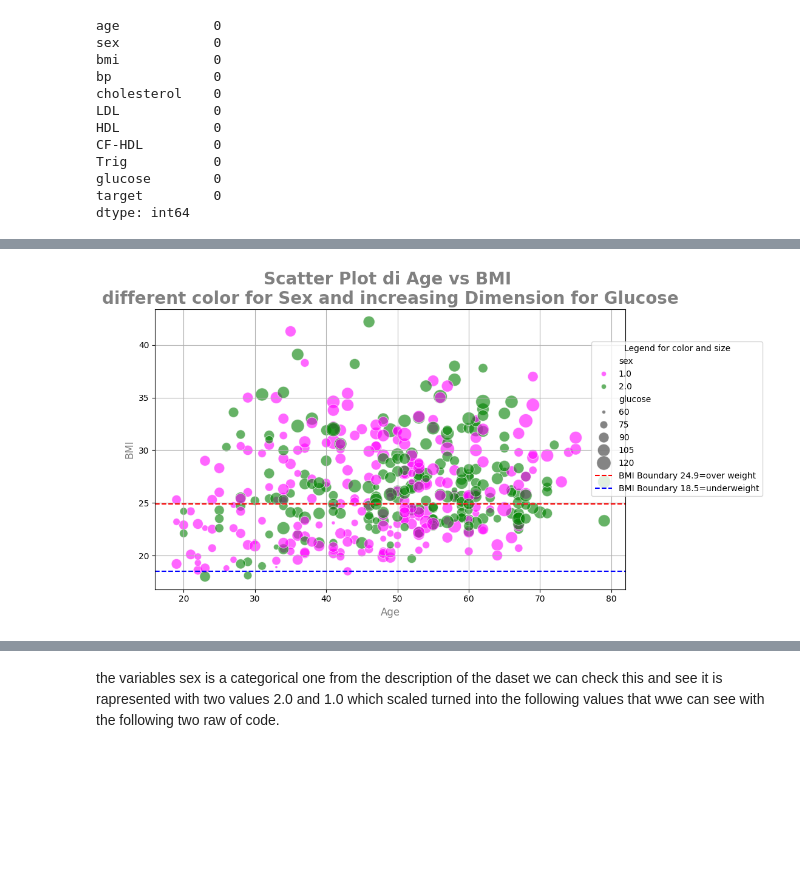
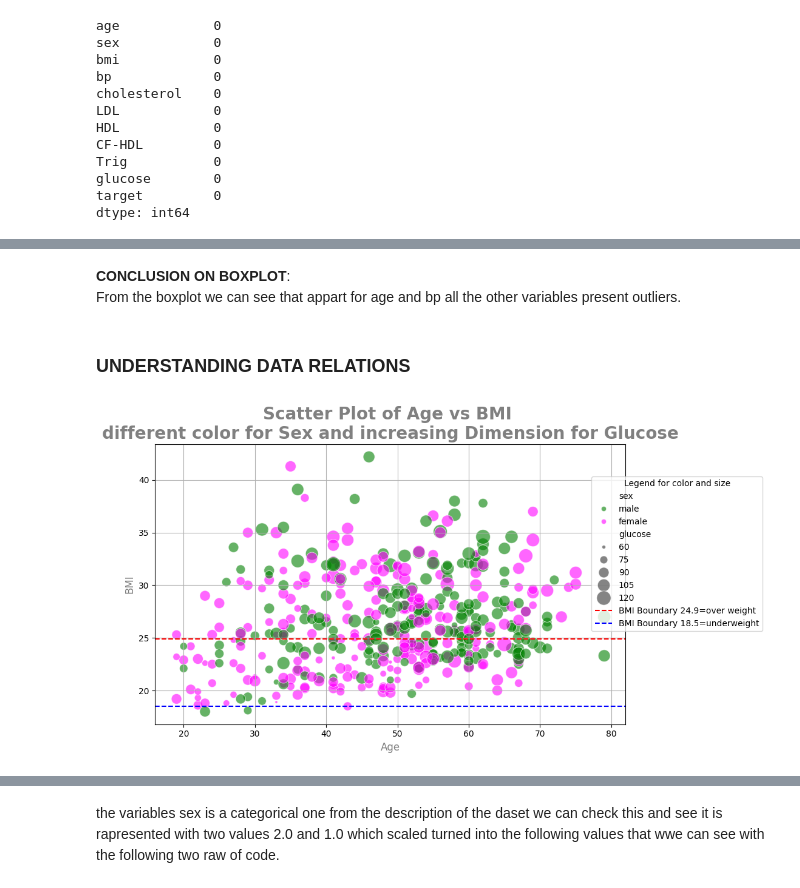
Before and after one commit to kozen88/Diabetes_Onward_Monitor, a Jupyter notebook: diabetes_regression.ipynb, the cells around one changed output, grey strips where cells are left out. Cells and saved outputs as stored; diff of their text form; code cells hidden in the pictures; blank space fills up the shorter version.

Commit message:
scatter plot to visualize data and understand domain

```diff
--- a/diabetes_regression.ipynb
+++ b/diabetes_regression.ipynb
@@ -270,25 +300,35 @@ From the first retrivial of the information about our dataset we can conclude th
+# %% [markdown]
+**CONCLUSION ON BOXPLOT**:<br>
+From the boxplot we can see that appart for age and bp all the other variables present outliers.
+# %% [markdown]
+### UNDERSTANDING DATA RELATIONS
+# %%
+# dictonary used to apply the change of values as needed for the plots
+SEX_MAPPING = {1.0: 'female', 2.0: 'male'}
 # %%
 # Lets plot the data based on some features to see how this varibleas are correlated
 plt.figure(figsize=(10, 6))
-sns.scatterplot(x=df['age'], y=df['bmi'], hue=df['sex'],
-                size=df['glucose'],
+sns.scatterplot(x=df['age'],
+                y=df['bmi'],
+                hue=df['sex'].map(SEX_MAPPING),       #  to color male and female in diferent colors we use the dictonary to visualise the two categories
+                size=df['glucose'],  # the varible to use as dimension ioncreasing
                 data=df[['sex', 'age', 'bmi', 'glucose']],
-                palette={1.0: 'fuchsia', 2.0: 'green'}, # color fucsia for women and green for men
-                sizes=(10, 300), # range for dimension of glucose
-                alpha=0.6) # shodowing the point to lacate when are one on the other
+                palette={'female': 'fuchsia', 'male': 'green'},  # color fucsia for women and green for men
+                sizes=(10, 300),   # range for dimension of glucose
+                alpha=0.6)        # shodowing the point to lacate when are one on the other
 
 # set boundaries for BMI index
 plt.axhline(y=24.9, color='red', linestyle='--', label='BMI Boundary 24.9=over weight')
 plt.axhline(y=18.5, color='blue', linestyle='--', label='BMI Boundary 18.5=underweight')
 
 # set title and axis label
-plt.title('Scatter Plot di Age vs BMI \ndifferent color for Sex and increasing Dimension for Glucose', fontsize=20, color="gray", fontweight='bold')
+plt.title('Scatter Plot of Age vs BMI \ndifferent color for Sex and increasing Dimension for Glucose', fontsize=20, color="gray", fontweight='bold')
 plt.xlabel('Age', fontsize=12, color="gray")
 plt.ylabel('BMI', fontsize=12, color="gray")
 plt.grid()
 
-# Mostra il plot
+# SHOW plot
 plt.legend(title='Legend for color and size', loc='upper right', bbox_to_anchor=(1.3, 0.9))
 plt.show()
 # %% [output]
-[figure, old version]
+[figure, new version]
```
Also changed, not shown: parts of 6 cells of this notebook.
